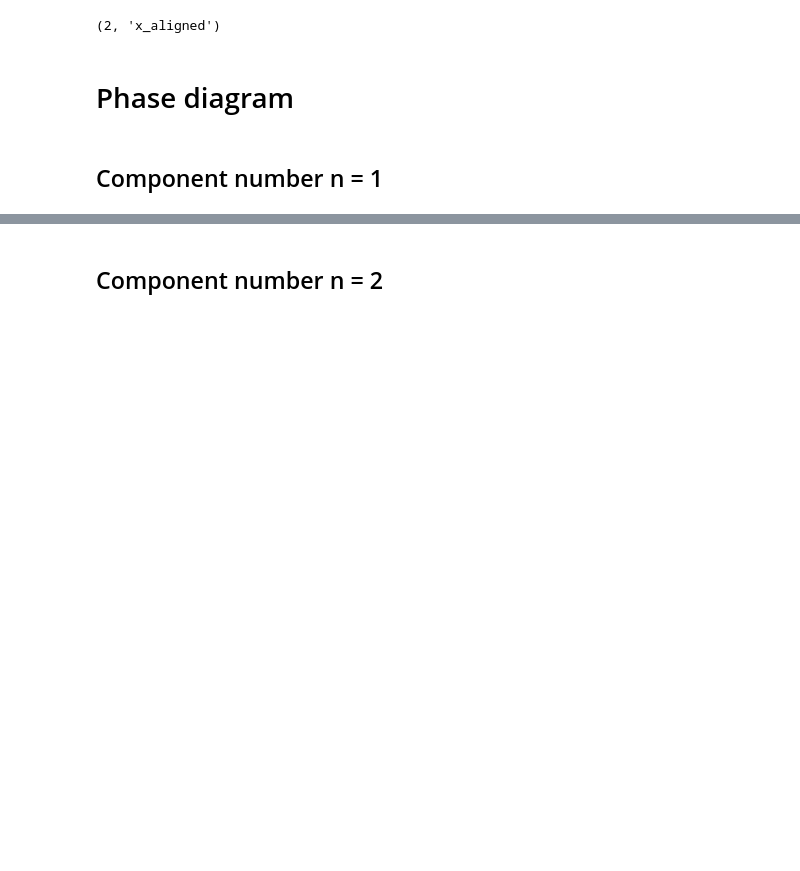
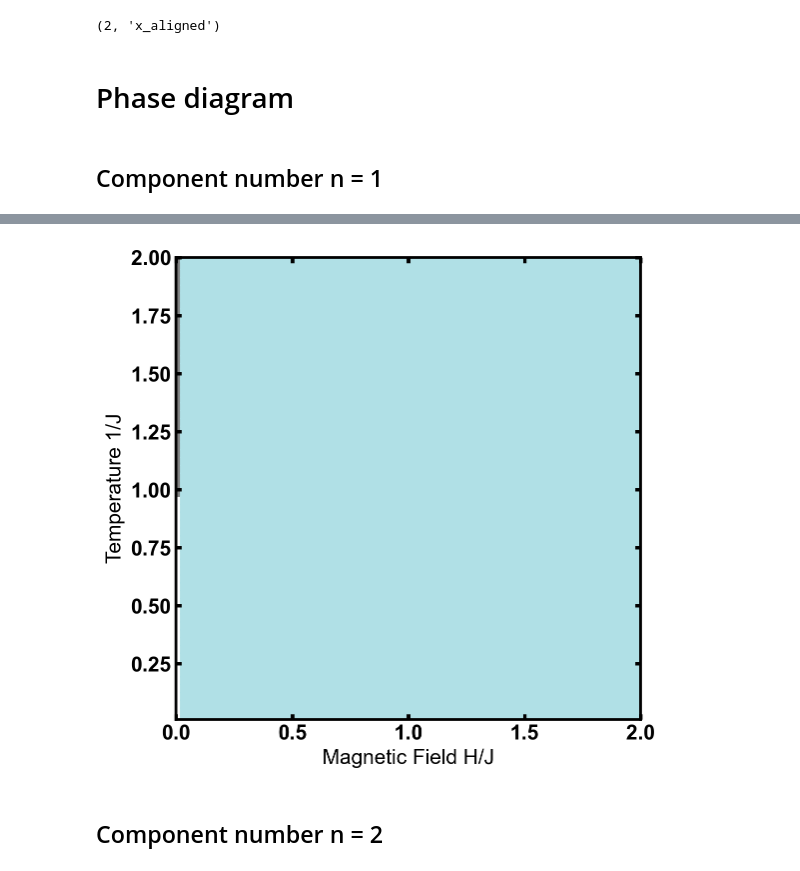
Before and after one commit to erbilcanartun/cubic-spin-systems, a Jupyter notebook: cubic_ising_phase_diagram.ipynb, the cells around one changed output, grey strips where cells are left out. Drawn from its saved outputs; the diff is of its cells as text; code cells hidden in the pictures; blank space fills up the shorter version.

```diff
--- a/cubic_ising_phase_diagram.ipynb
+++ b/cubic_ising_phase_diagram.ipynb
@@ -32,6 +32,29 @@ print(f"Phase: {phase}")
 (2, 'x_aligned')
 # %% [markdown]
 # Phase diagram
+# %%
+# Color dictionary for consistency in phase colors
+cdic = {"disorder":"grey",
+        "ferro":"dodgerblue",
+        "antiferro":"crimson",
+        "x_antialigned":"lightcoral",
+
+        "x_aligned":"powderblue",
+        "xy_aligned":"lightgreen",
+        "xyz_aligned":"darkgreen",
+        "xory_aligned":"blue",
+        "xoryorz_aligned":"darkblue",
+
+        "xy_alternating":"yellow",
+
+        "x_antiferro":"lightcoral",
+        "xory_antiferro":"red",
+        "xoryorz_antiferro":"darkred",
+
+        "nematic":"cyan",
+
+        "unknown":"black",
+        "undetermined":"lightgrey"}
 # %% [markdown]
 ## Component number n = 1
 # %%
@@ -82,24 +108,22 @@ for i, T in enumerate(T_values): # Temperature (1/J) values
 # %%
 # Plot the results
-fig, ax = plt.subplots(nrows=1, ncols=1, figsize=(6, 6), dpi=100)
-fig.set_facecolor("white")
-fig.tight_layout()
-plt.rc(group="font", family="Arial", weight="bold")
-plt.rc(group="lines", linewidth=1)
-plt.rc(group="axes", linewidth=2)
-lw, fs = 2.5, 15
+fig, ax = plt.subplots(figsize=(6, 6))
+lw, fs = 2, 12
 
 kwargs = {"markersize":5.4, "linestyle":"", "marker":"s", "zorder":0, "alpha":1}
 if disorder: ax.plot(np.array(disorder)[:,0], np.array(disorder)[:,1], mfc=cdic["disorder"], mec=cdic["disorder"], **kwargs)
 if ferro: ax.plot(np.array(ferro)[:,0], np.array(ferro)[:,1], mfc=cdic["ferro"], mec=cdic["ferro"], **kwargs)
 if antiferro: ax.plot(np.array(antiferro)[:,0], np.array(antiferro)[:,1], mfc=cdic["antiferro"], mec=cdic["antiferro"], **kwargs)
 if x_aligned: ax.plot(np.array(x_aligned)[:,0], np.array(x_aligned)[:,1], mfc=cdic["x_aligned"], mec=cdic["x_aligned"], **kwargs)
 if x_antialigned: ax.plot(np.array(x_antialigned)[:,0], np.array(x_antialigned)[:,1], mfc=cdic["x_antialigned"], mec=cdic["x_antialigned"], **kwargs)
+
+ax.axis([HJ_values.min(), HJ_values.max(), T_values.min(), T_values.max()])
 ax.set_xlabel("Magnetic Field H/J", fontsize=fs)
 ax.set_ylabel("Temperature 1/J", fontsize=fs)
 ax.tick_params(axis="both", direction="in", labelbottom=True, labeltop=False, labelleft=True, labelright=False, bottom=True, top=True, left=True, right=True, length=4, width=lw, labelsize=fs)
-ax.axis([0, 0.08, 0, 0.65])
 plt.show()
+# %% [output]
+[figure, added]
 # %% [markdown]
 ## Component number n = 2
 # %%
```
Also changed, not shown: parts of 5 cells of this notebook.
